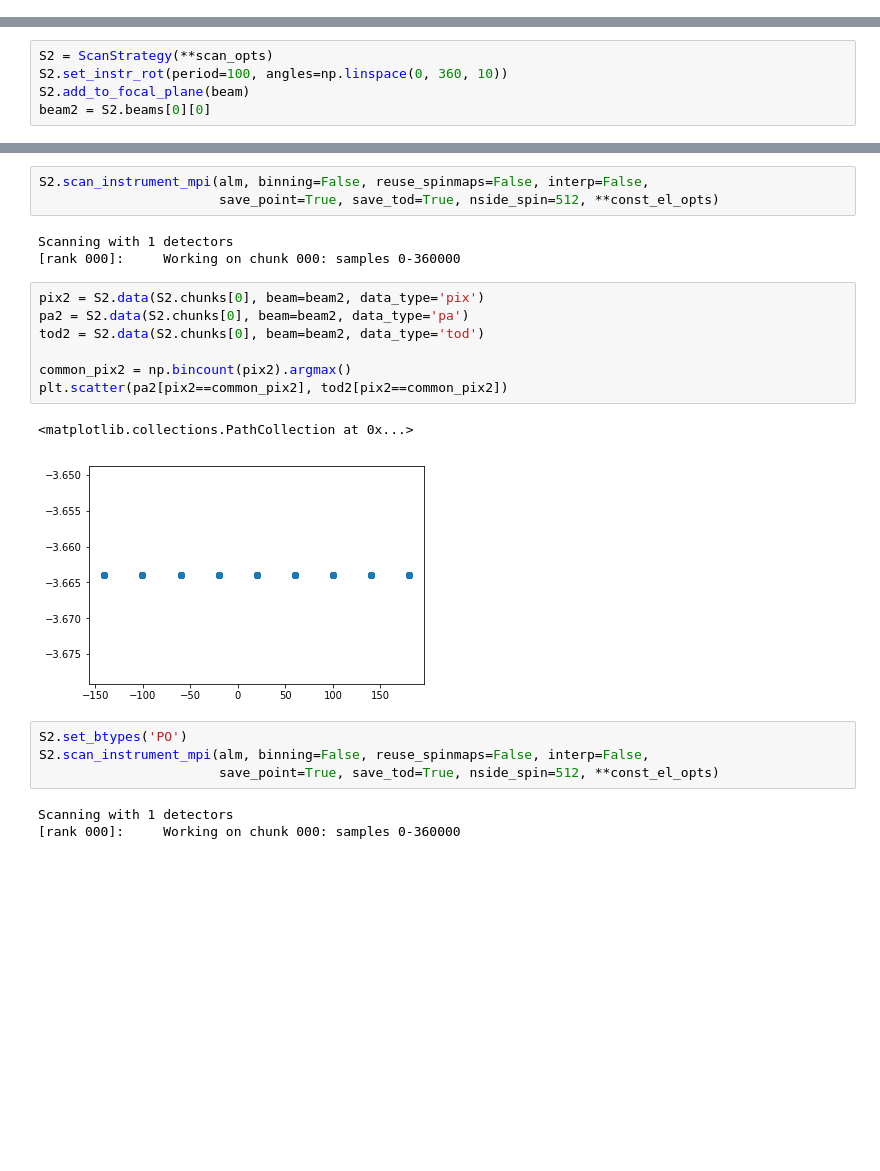
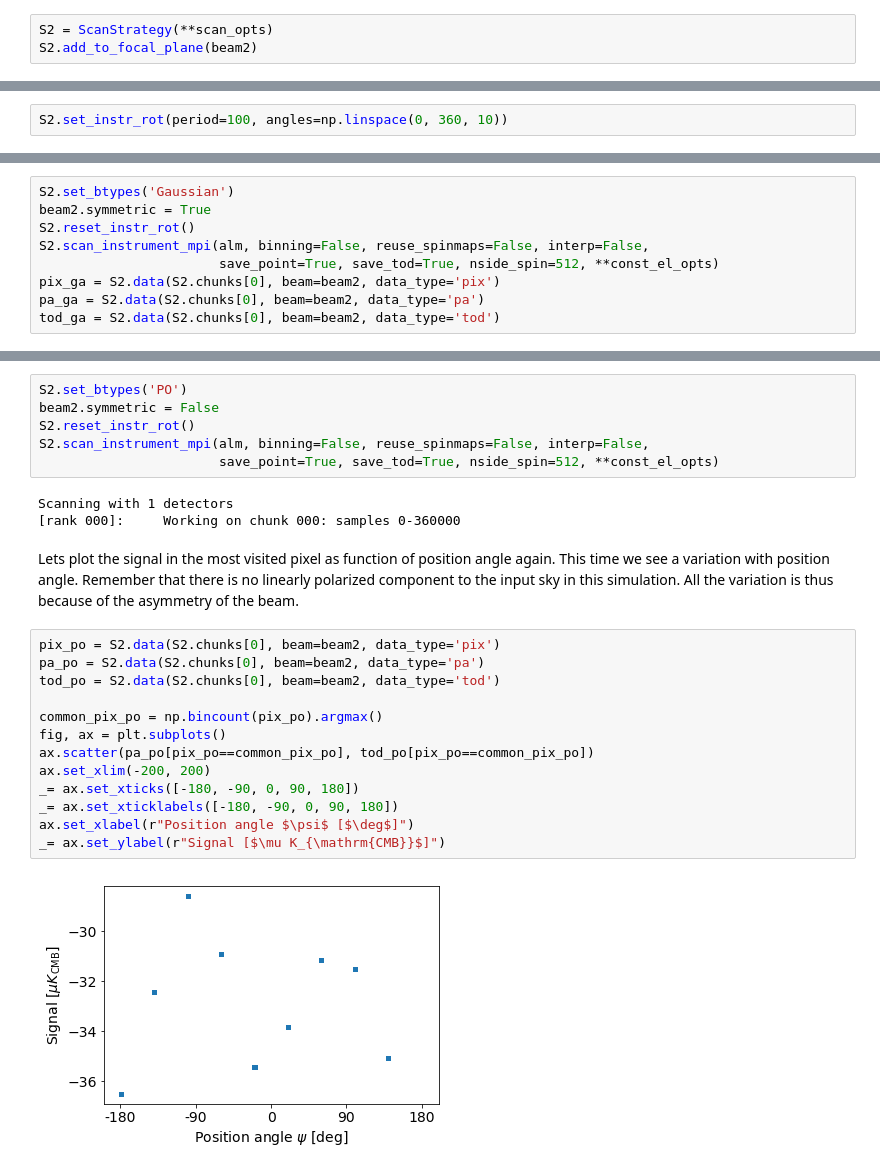
Before and after one commit to AdriJD/beamconv, a Jupyter notebook: notebooks/introduction.ipynb, the cells around one changed output, grey strips where cells are left out. Cells and saved outputs as stored; diff of their text form; blank space fills up the shorter version.

```diff
--- a/notebooks/introduction.ipynb
+++ b/notebooks/introduction.ipynb
@@ -155,0 +249,3 @@ hp.cartview(np.log(np.abs(bmap_ga)), title="Gaussian", **cart_opts)
+# %%
+S2 = ScanStrategy(**scan_opts)
+S2.add_to_focal_plane(beam2)
@@ -156,5 +254,2 @@ hp.cartview(np.log(np.abs(bmap_ga)), title="Gaussian", **cart_opts)
 # %%
-S2 = ScanStrategy(**scan_opts)
 S2.set_instr_rot(period=100, angles=np.linspace(0, 360, 10))
-S2.add_to_focal_plane(beam)
-beam2 = S2.beams[0][0]
@@ -165,0 +264,9 @@ alm[2] *= 0
+# %%
+S2.set_btypes('Gaussian')
+beam2.symmetric = True
+S2.reset_instr_rot()
+S2.scan_instrument_mpi(alm, binning=False, reuse_spinmaps=False, interp=False,
+                       save_point=True, save_tod=True, nside_spin=512, **const_el_opts)
+pix_ga = S2.data(S2.chunks[0], beam=beam2, data_type='pix')
+pa_ga = S2.data(S2.chunks[0], beam=beam2, data_type='pa')
+tod_ga = S2.data(S2.chunks[0], beam=beam2, data_type='tod')
@@ -166,23 +291,26 @@ alm[2] *= 0
 # %%
+S2.set_btypes('PO')
+beam2.symmetric = False
+S2.reset_instr_rot()
 S2.scan_instrument_mpi(alm, binning=False, reuse_spinmaps=False, interp=False,
                        save_point=True, save_tod=True, nside_spin=512, **const_el_opts)
 # %% [output]
 Scanning with 1 detectors
 [rank 000]:     Working on chunk 000: samples 0-360000
+# %% [markdown]
+Lets plot the signal in the most visited pixel as function of position angle again. This time we see a variation with position angle. Remember that there is no linearly polarized component to the input sky in this simulation. All the variation is thus because of the asymmetry of the beam.
 # %%
-pix2 = S2.data(S2.chunks[0], beam=beam2, data_type='pix')
-pa2 = S2.data(S2.chunks[0], beam=beam2, data_type='pa')
-tod2 = S2.data(S2.chunks[0], beam=beam2, data_type='tod')
+pix_po = S2.data(S2.chunks[0], beam=beam2, data_type='pix')
+pa_po = S2.data(S2.chunks[0], beam=beam2, data_type='pa')
+tod_po = S2.data(S2.chunks[0], beam=beam2, data_type='tod')
 
-common_pix2 = np.bincount(pix2).argmax()
-plt.scatter(pa2[pix2==common_pix2], tod2[pix2==common_pix2])
+common_pix_po = np.bincount(pix_po).argmax()
+fig, ax = plt.subplots()
+ax.scatter(pa_po[pix_po==common_pix_po], tod_po[pix_po==common_pix_po])
+ax.set_xlim(-200, 200)
+_= ax.set_xticks([-180, -90, 0, 90, 180])
+_= ax.set_xticklabels([-180, -90, 0, 90, 180])
+ax.set_xlabel(r"Position angle $\psi$ [$\deg$]")
+_= ax.set_ylabel(r"Signal [$\mu K_{\mathrm{CMB}}$]")
 # %% [output]
-<matplotlib.collections.PathCollection at 0x...>
-[figure, old version]
+[figure, new version]
-# %%
-S2.set_btypes('PO')
-S2.scan_instrument_mpi(alm, binning=False, reuse_spinmaps=False, interp=False,
-                       save_point=True, save_tod=True, nside_spin=512, **const_el_opts)
-# %% [output]
-Scanning with 1 detectors
-[rank 000]:     Working on chunk 000: samples 0-360000
```
Also changed, not shown: parts of 40 cells of this notebook.
